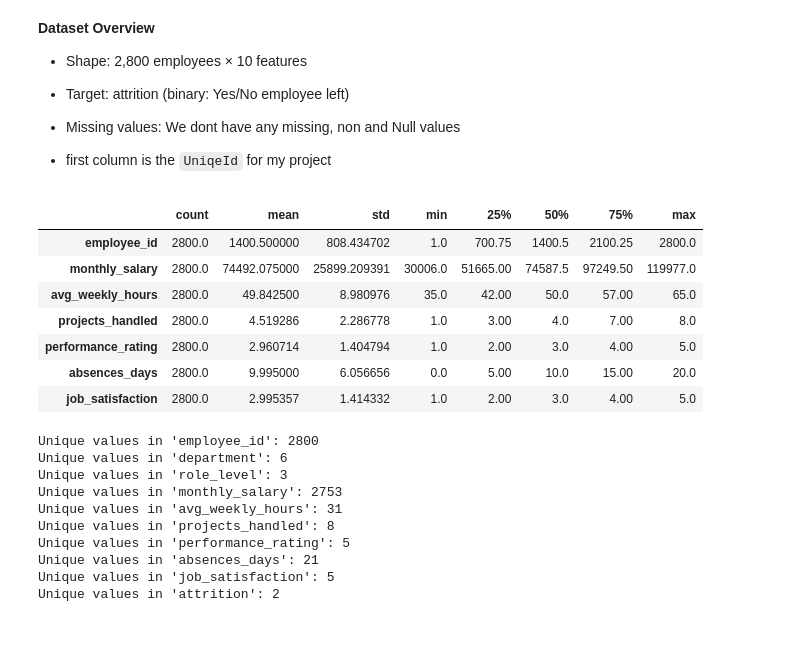
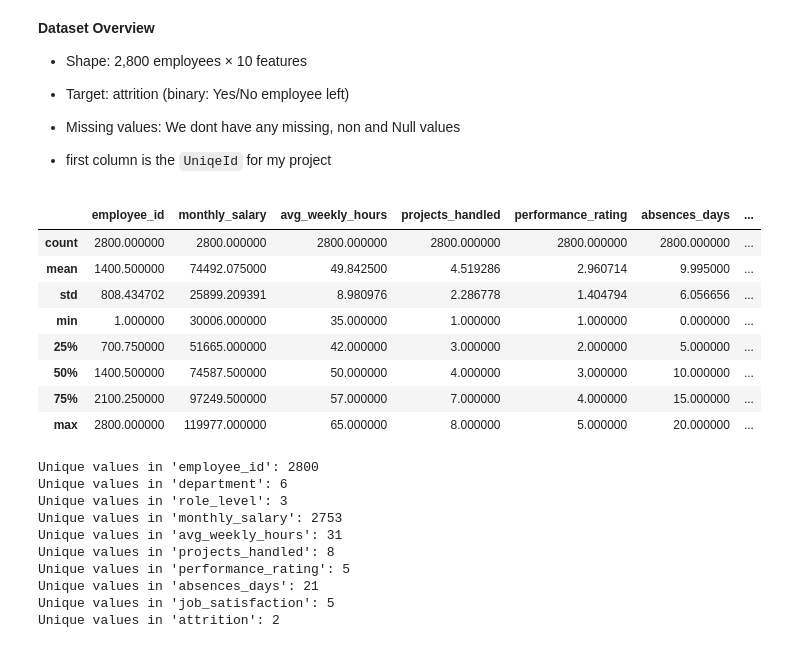
Before and after one commit to MrRezamo/Employee-Workload-and-Attrition-Analysis, a Jupyter notebook: Notebooks/main.ipynb, the cells around one changed output. Saved outputs shown, nothing was run; the diff lists cells and outputs as text; code cells hidden in the pictures.

```diff
--- a/Notebooks/main.ipynb
+++ b/Notebooks/main.ipynb
@@ -58,16 +58,17 @@ memory usage: 218.9+ KB
 
 * first column is the `UniqeId` for my project
 # %%
-data.describe().T
+data.describe()
 # %% [output]
-|  | count | mean | std | min | 25% | 50% | 75% | max |
-| employee_id | 2800.0 | 1400.500000 | 808.434702 | 1.0 | 700.75 | 1400.5 | 2100.25 | 2800.0 |
-| monthly_salary | 2800.0 | 74492.075000 | 25899.209391 | 30006.0 | 51665.00 | 74587.5 | 97249.50 | 119977.0 |
-| avg_weekly_hours | 2800.0 | 49.842500 | 8.980976 | 35.0 | 42.00 | 50.0 | 57.00 | 65.0 |
-| projects_handled | 2800.0 | 4.519286 | 2.286778 | 1.0 | 3.00 | 4.0 | 7.00 | 8.0 |
-| performance_rating | 2800.0 | 2.960714 | 1.404794 | 1.0 | 2.00 | 3.0 | 4.00 | 5.0 |
-| absences_days | 2800.0 | 9.995000 | 6.056656 | 0.0 | 5.00 | 10.0 | 15.00 | 20.0 |
-| job_satisfaction | 2800.0 | 2.995357 | 1.414332 | 1.0 | 2.00 | 3.0 | 4.00 | 5.0 |
+|  | employee_id | monthly_salary | avg_weekly_hours | projects_handled | performance_rating | absences_days | ... |
+| count | 2800.000000 | 2800.000000 | 2800.000000 | 2800.000000 | 2800.000000 | 2800.000000 | ... |
+| mean | 1400.500000 | 74492.075000 | 49.842500 | 4.519286 | 2.960714 | 9.995000 | ... |
+| std | 808.434702 | 25899.209391 | 8.980976 | 2.286778 | 1.404794 | 6.056656 | ... |
+| min | 1.000000 | 30006.000000 | 35.000000 | 1.000000 | 1.000000 | 0.000000 | ... |
+| 25% | 700.750000 | 51665.000000 | 42.000000 | 3.000000 | 2.000000 | 5.000000 | ... |
+| 50% | 1400.500000 | 74587.500000 | 50.000000 | 4.000000 | 3.000000 | 10.000000 | ... |
+| 75% | 2100.250000 | 97249.500000 | 57.000000 | 7.000000 | 4.000000 | 15.000000 | ... |
+| max | 2800.000000 | 119977.000000 | 65.000000 | 8.000000 | 5.000000 | 20.000000 | ... |
 # %%
 for col in data.columns:
     print(f"Unique values in '{col}': {data[col].nunique()}")
```
Also changed, not shown: parts of 1 cell of this notebook.
